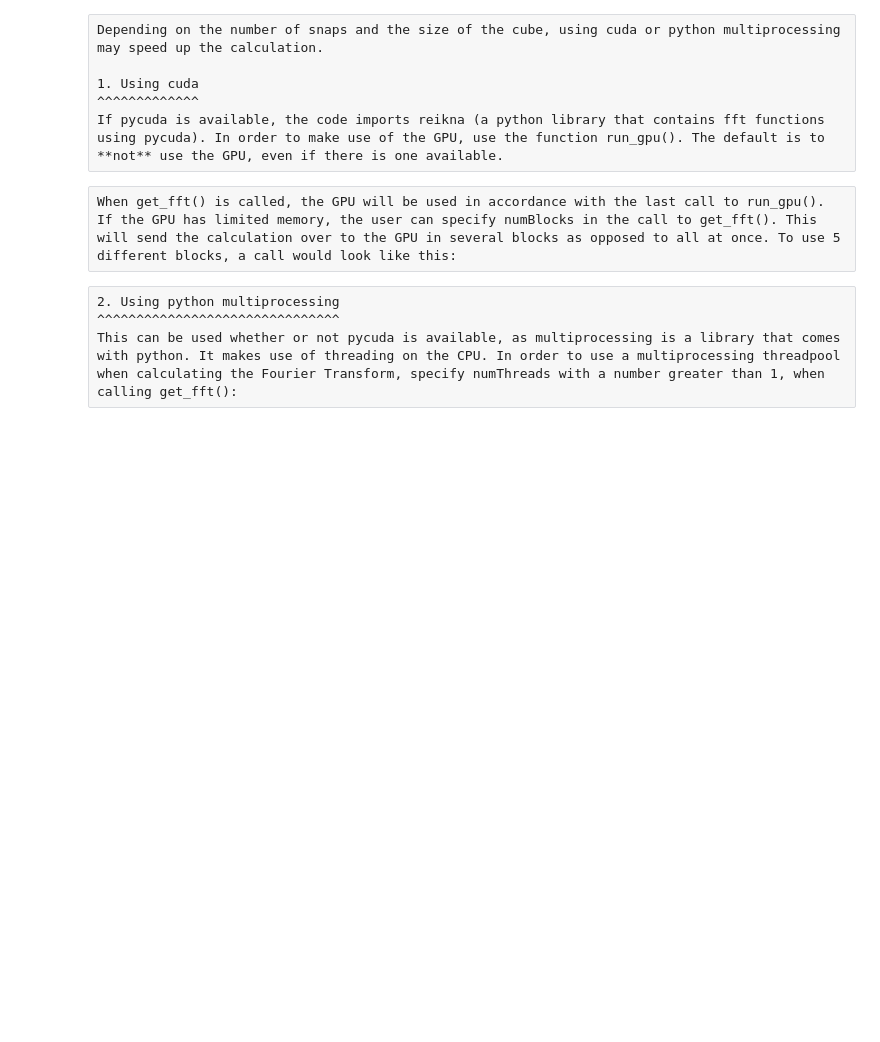
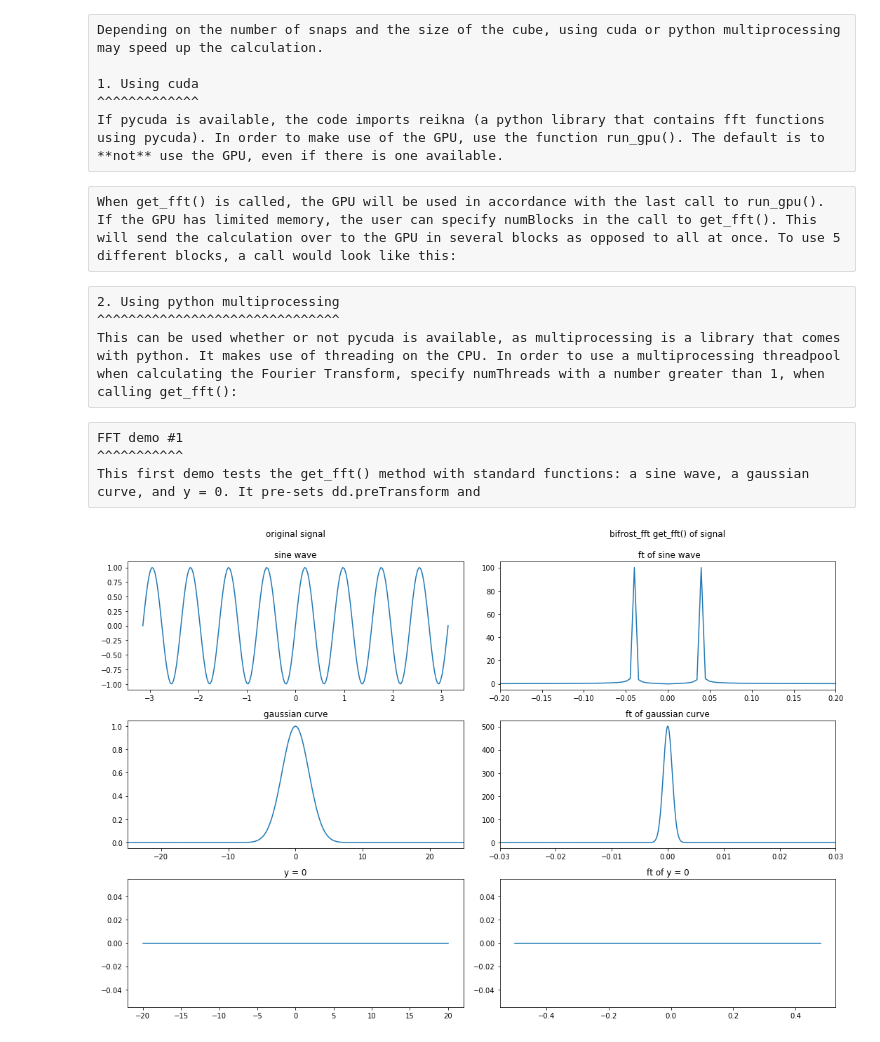
Before and after one commit to ITA-Solar/helita, a Jupyter notebook: doc/helita.ipynb, the cells around one changed output. Cells and saved outputs as stored; diff of their text form; code cells hidden in the pictures; blank space fills up the shorter version.

Commit message:
added FFT demos

```diff
--- a/doc/helita.ipynb
+++ b/doc/helita.ipynb
@@ -266,3 +284,83 @@ usingBlocks = dd.get_fft('bx', snap = [400, 401, 402], numBlocks = 5)
 This can be used whether or not pycuda is available, as multiprocessing is a library that comes with python. It makes use of threading on the CPU. In order to use a multiprocessing threadpool when calculating the Fourier Transform, specify numThreads with a number greater than 1, when calling get_fft():
 # %%
 usingThreads = dd.get_fft('bx', snap = [400, 401, 402], numThreads = 10)
+# %% [raw]
+FFT demo #1
+^^^^^^^^^^^
+This first demo tests the get_fft() method with standard functions: a sine wave, a gaussian curve, and y = 0. It pre-sets dd.preTransform and
+# %%
+import numpy as np
+import helita.sim.cstagger
+from helita.sim.bifrost import BifrostData, Rhoeetab, read_idl_ascii
+from helita.sim.bifrost_fft import FFTData
+import matplotlib.pyplot as plt
+
+# note: this calls bifrost_fft from user, not /sanhome
+
+dd = FFTData(file_root='cb10f',
+             fdir='/net/opal/Volumes/Amnesia/mpi3drun/Granflux')
+
+# test 1: ft of y = sin(8x)
+x = np.linspace(-np.pi, np.pi, 201)
+dd.preTransform = np.sin(8 * x)
+dd.freq = np.fft.fftshift(np.fft.fftfreq(np.size(x)))
+dd.run_gpu(False)
+# preTransform is already set
+tester = dd.get_fft('not a real var', snap='test')
+fig = plt.figure(figsize=(15,10))
+
+numC = 3
+numR = 2
+
+# plotting original sin signal
+ax0 = fig.add_subplot(numC, numR, 1)
+ax0.plot(x, dd.preTransform)
+ax0.set_title('original signal' + '\n\nsine wave')
+
+# plotting transformation sin signal
+ax1 = fig.add_subplot(numC, numR, 2)
+ax1.plot(tester['freq'], tester['ftCube'])
+ax1.set_title('bifrost_fft get_fft() of signal' + '\n\n ft of sine wave')
+ax1.set_xlim(-.2, .2)
+
+# test 2: ft of gaussian curve
+n = 30000  # Number of data points
+dx = .01  # Sampling period (in meters)
+x = dx*np.linspace(-n/2, n/2, n)  # x coordinates
+
+stanD = 2  # standard deviation
+dd.preTransform = np.exp(-0.5 * (x/stanD)**2)
+
+# plotting original gaussian signal
+ax2 = fig.add_subplot(numC, numR, 3)
+ax2.plot(x, dd.preTransform)
+ax2.set_xlim(-25, 25)
+ax2.set_title('gaussian curve')
+
+# plotting transformation of gaussian signal
+dd.freq = np.fft.fftshift(np.fft.fftfreq(np.size(x)))
+ft = dd.get_fft('not a real var', snap='test')  # preTransform is already set
+ax3 = fig.add_subplot(numC, numR, 4)
+ax3.plot(ft['freq'], ft['ftCube'])
+ax3.set_xlim(-.03, .03)
+ax3.set_title('ft of gaussian curve')
+
+# test 3: ft of y = 0
+# plotting original horizontal line
+x = np.linspace(-20, 20, 50)
+dd.preTransform = [0] * 50
+ax4 = fig.add_subplot(numC, numR, 5)
+ax4.plot(x, dd.preTransform)
+ax4.set_title('y = 0')
+
+# plotting transformed signal
+dd.freq = np.fft.fftshift(np.fft.fftfreq(np.size(x)))
+ft = dd.get_fft('not a real var', snap='test')  # preTransform is already set
+ax5 = fig.add_subplot(numC, numR, 6)
+ax5.plot(ft['freq'], ft['ftCube'])
+ax5.set_title('ft of y = 0')
+
+plt.tight_layout()
+plt.show()
+# %% [output]
+[figure, added]
```
Also changed, not shown: parts of 13 cells of this notebook.
